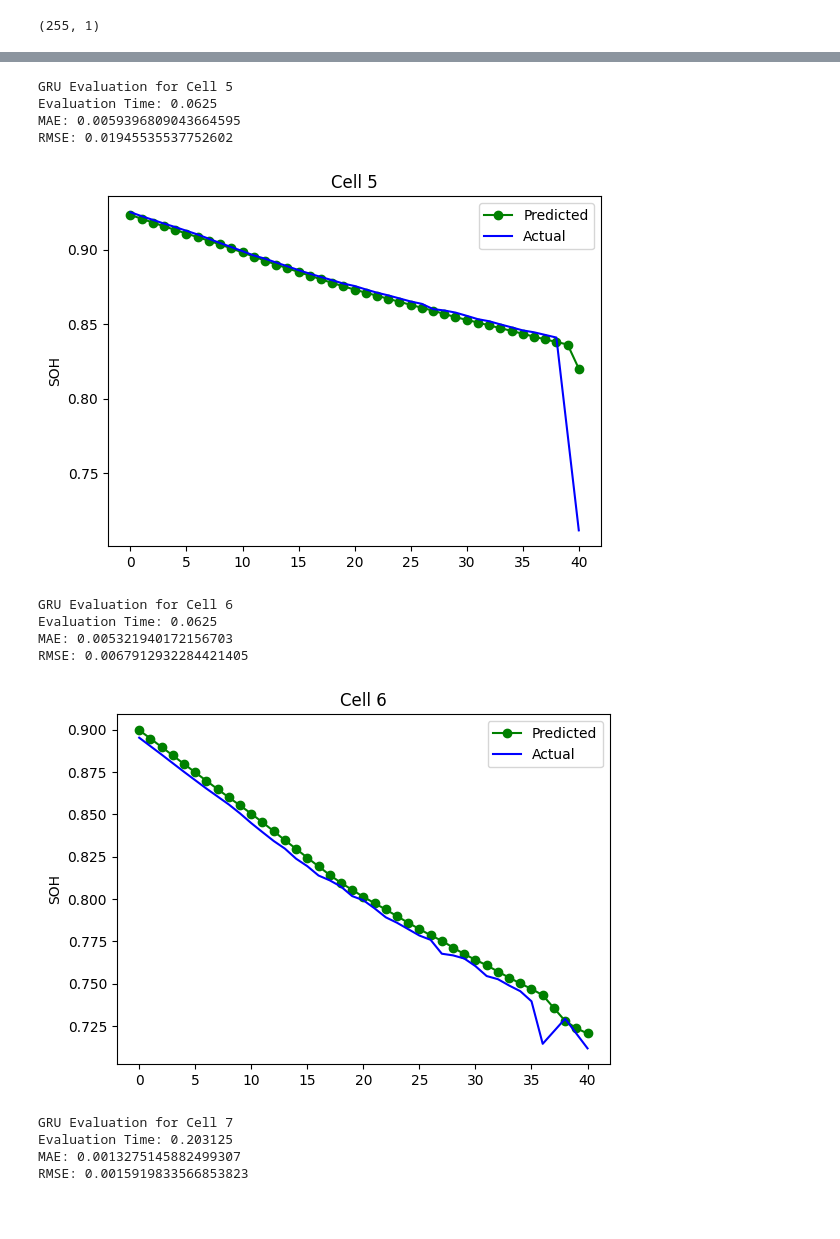
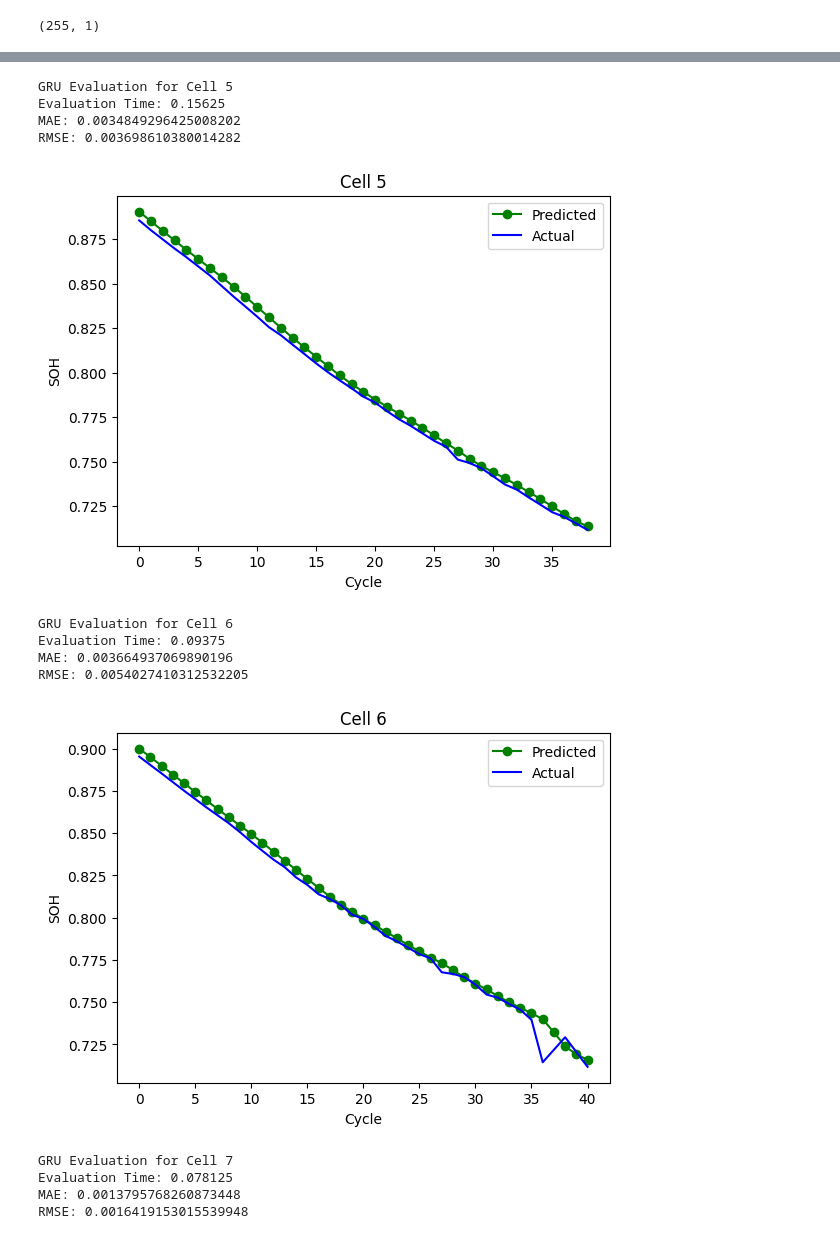
Before and after one commit to sileneer/NRP_2022_EEE12, a Jupyter notebook: main_torch.ipynb, the cells around one changed output, grey strips where cells are left out. Saved outputs shown, nothing was run; the diff lists cells and outputs as text; code cells hidden in the pictures; blank space fills up the shorter version.

```diff
--- a/main_torch.ipynb
+++ b/main_torch.ipynb
@@ -30,7 +33,7 @@ input_data = [
     [[], []]
 ]
 
-CELL_SIZE = [83, 78, 82, 52, 51, 51, 82, 82]
+CELL_SIZE = [83, 78, 82, 52, 49, 51, 82, 82]
 # %%
 for i in range(0, 8):
     cell_num = "Cell{}".format(i + 1)
@@ -61,12 +64,12 @@ test_y = [
 for i in range(0, 8):
     df_input = pd.DataFrame(input_data[i]).transpose()
     df_input = df_input.rename(columns={0: "cycle", 1: "q_value"})
-    df_input['interpolate_spline'] = df_input['q_value'].interpolate(option='spline')
-    df_input['soh'] = df_input['interpolate_spline'] / 740
+    df_input['interpolate_time'] = df_input['q_value'].interpolate(option='time')
+    df_input['soh'] = df_input['interpolate_time'] / 740
 
     df_input = df_input.drop("cycle", axis=1)
     df_input = df_input.drop("q_value", axis=1)
-    df_input = df_input.drop("interpolate_spline", axis=1)
+    df_input = df_input.drop("interpolate_time", axis=1)
 
     sc = MinMaxScaler()
     label_sc = MinMaxScaler()
@@ -263,31 +280,32 @@ Total Training Time: 186.546875 seconds
 # %%
 for i in range(0, 4):
     print("GRU Evaluation for Cell {}".format(i + 5))
     gru_outputs, targets, gru_MAE, gru_RMSE = evaluate(gru_model, test_x[i], test_y[i], label_sc)
     plt.figure(figsize=(14, 10))
     plt.subplot(2, 2, 1)
     plt.plot(gru_outputs[0][-100:], "-o", color="g", label="Predicted")
     plt.plot(targets[0][-100:], color="b", label="Actual")
+    plt.xlabel('Cycle')
     plt.ylabel('SOH')
     plt.title("Cell {}".format(i + 5))
     plt.legend()
     plt.show()
 
 # MAE and RMSE
 # predicted curve
 # performance, numerical results
 # %% [output]
 GRU Evaluation for Cell 5
-Evaluation Time: 0.0625
-MAE: 0.0059396809043664595
-RMSE: 0.01945535537752602
+Evaluation Time: 0.15625
+MAE: 0.0034849296425008202
+RMSE: 0.003698610380014282
-[figure, old version]
+[figure, new version]
 GRU Evaluation for Cell 6
-Evaluation Time: 0.0625
-MAE: 0.005321940172156703
-RMSE: 0.0067912932284421405
+Evaluation Time: 0.09375
+MAE: 0.003664937069890196
+RMSE: 0.0054027410312532205
-[figure, old version]
+[figure, new version]
 GRU Evaluation for Cell 7
-Evaluation Time: 0.203125
-MAE: 0.0013275145882499307
-RMSE: 0.0015919833566853823
+Evaluation Time: 0.078125
+MAE: 0.0013795768260873448
+RMSE: 0.0016419153015539948
```
Also changed, not shown: parts of 7 cells of this notebook.
